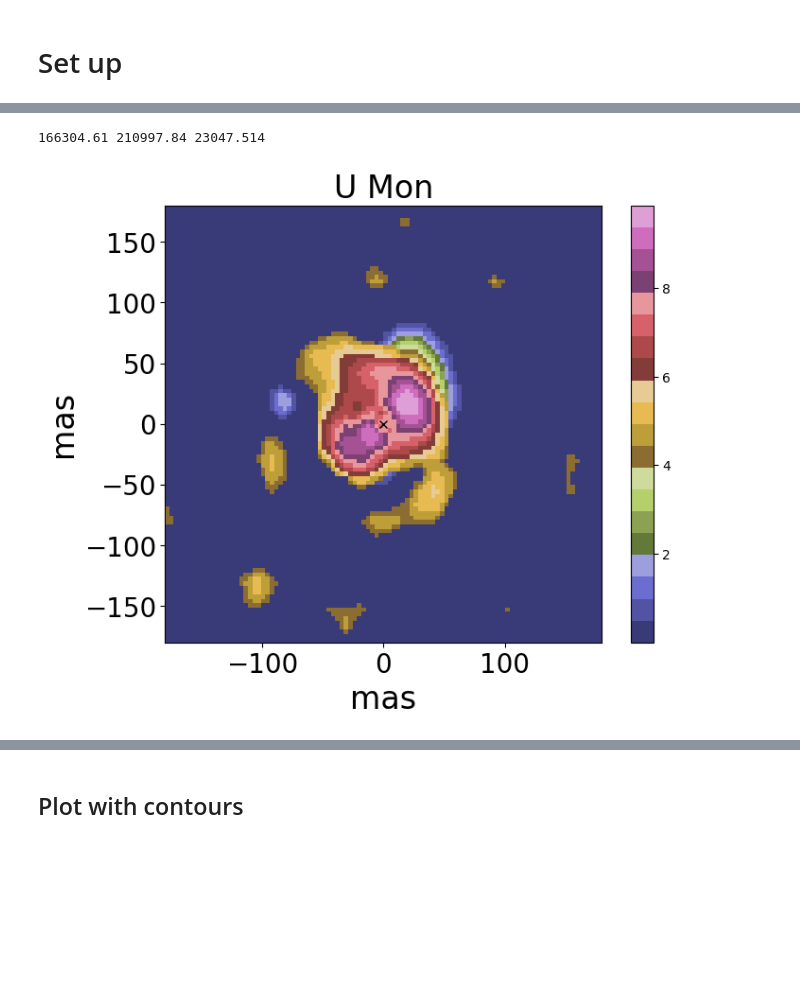
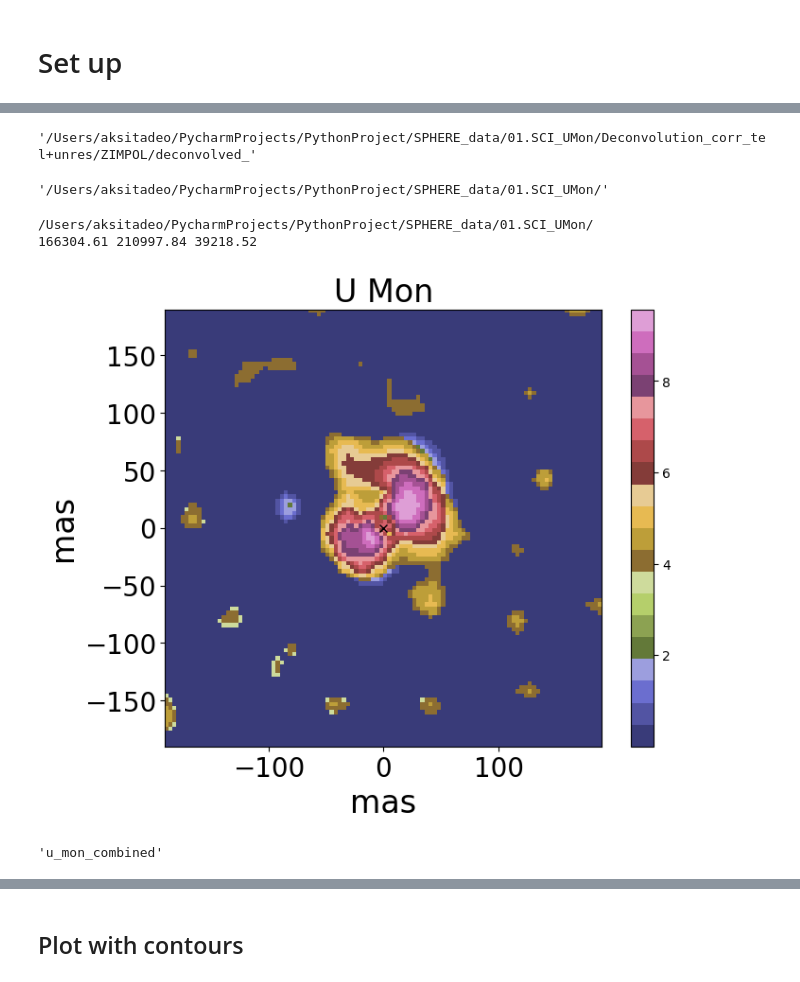
Before and after one commit to aksitadeo/spherediskanalysis, a Jupyter notebook: codes/main/st12_IRDIS+ZIMPOL.ipynb, the cells around one changed output, grey strips where cells are left out. Cells and saved outputs as stored; diff of their text form; code cells hidden in the pictures; blank space fills up the shorter version.

```diff
--- a/codes/main/st12_IRDIS+ZIMPOL.ipynb
+++ b/codes/main/st12_IRDIS+ZIMPOL.ipynb
@@ -273,7 +331,7 @@ if zimp_to_irdis[star]!='none':
     i_V=Loadimage(figfolder_psf,star+'_'+'V'+'_'+'I'+'_meancombined.fits')                       # write output
     i_I=Loadimage(figfolder_psf,star+'_'+'I'+'_'+'I'+'_meancombined.fits')                       # write output
 
-    pi_H=Loadimage_IRDIS(zimp_to_irdis[star],'I_pol',dirdat_IRDIS)
+    pi_H=Loadimage_IRDIS(zimp_to_irdis[star],'PI',dirdat_IRDIS)
     q_phi_H=Loadimage_IRDIS(zimp_to_irdis[star],'Q_phi',dirdat_IRDIS)
     i_H=Loadpsf(zimp_to_irdis[star],dirdat_IRDIS)
 
@@ -322,7 +380,7 @@ if zimp_to_irdis[star]!='none':
     i_sum_H=np.sum(i_H[mask])
 
     q_phi_H_resc[q_phi_H_resc<2]=0
-    q_phi_H_resc_norm=q_phi_H_resc/i_sum_H*R_deproj_H*R_deproj_H#*(q_phi_H_resc>=1)
+    q_phi_H_resc_norm=q_phi_H_resc/i_sum_H*R_deproj_H*R_deproj_H#*(q_phi_H_resc>=1) ##q_phi_H_resc
     #print(np.max(q_phi_H_resc_norm))
     q_phi_V_norm=q_phi_V/i_sum_V*R_deproj_V*R_deproj_V#*(q_phi_V>=1)
     q_phi_I_norm=q_phi_I/i_sum_I*R_deproj_I*R_deproj_I#*(q_phi_I>=1)
@@ -368,3 +427,25 @@ if zimp_to_irdis[star]!='none':
+# %%
+ figfolder
+# %% [output]
+'/Users/aksitadeo/PycharmProjects/PythonProject/SPHERE_data/01.SCI_UMon/Deconvolution_corr_tel+unres/ZIMPOL/deconvolved_'
+# %%
+def Loadimage_IRDIS(star,fittype,dirdat):
+
+    dir =dirdat + 'Deconvolution_corr_tel+unres/IRDIS/deconvolved_'+fittype+'/'
+    ifile = '*H_decon.fits'
+    files = os.listdir(dir)
+    for file in files:
+        if fnmatch.fnmatch(file, ifile):
+            hduli = fits.open(dir + file)
+            image = hduli['Primary'].data
+            if fittype=='Q_phi': image = (image > 0)*image +  (image <=0 )*1e-10
+            n = hduli[0].header['NAXIS1']
+
+    return image
+# %%
+dirdat_IRDIS
+# %% [output]
+'/Users/aksitadeo/PycharmProjects/PythonProject/SPHERE_data/01.SCI_UMon/'
 # %%
 import matplotlib as mpl
 
@@ -378,9 +459,8 @@ if zimp_to_irdis[star]!='none':
     i_V=Loadimage(figfolder_psf,star+'_'+'V'+'_'+'I'+'_meancombined.fits')                       # write output
     i_I=Loadimage(figfolder_psf,star+'_'+'I'+'_'+'I'+'_meancombined.fits')                       # write output
 
-    pi_H=Loadimage_IRDIS(zimp_to_irdis[star],'I_pol',dirdat_IRDIS)
+    pi_H=Loadimage_IRDIS(zimp_to_irdis[star],'PI',dirdat_IRDIS)
     i_H=Loadpsf(zimp_to_irdis[star],dirdat_IRDIS)
-
 
 
     pi_H_resc=rescale(pi_H, 12.27/ps,anti_aliasing=True,preserve_range=True)
@@ -423,8 +503,8 @@ if zimp_to_irdis[star]!='none':
     i_sum_H=np.sum(i_H[mask])
     print(i_sum_V,i_sum_I,i_sum_H)
 
-    if star=='UMon_Katya':
-        pi_H_resc[pi_H_resc<1.2]=0
+    if star=='01.SCI_UMon':
+        pi_H_resc[pi_H_resc<1.6]=0
     else:
         pi_H_resc[pi_H_resc<0.5]=0
 
@@ -457,37 +537,42 @@ if zimp_to_irdis[star]!='none':
     extent=(-d, d, d, -d)
 
     cmap='tab20b'
     max = np.max(image[int(n/2-lim/2):int(n/2+lim/2),int(n/2-lim/2):int(n/2+lim/2)])
     min=np.min(image[int(n/2-lim/2):int(n/2+lim/2),int(n/2-lim/2):int(n/2+lim/2)])
     im=plt.imshow(image, vmin=min, vmax=max, extent=extent,cmap=cmap)
 
     #levels = [pi_combine_max/100, pi_combine_max/2]  # Adjust this as needed
     #CS = ax.contour(X*ps, Y*ps, pi_combine, levels=levels, colors=['white', 'black'], extent=extent)
     #levels = [1.1]  # Adjust this as needed
     #CS = ax.contour(X*ps, Y*ps, pi_I, levels=levels, colors=['white'], extent=extent)
     #levels = [1]  # Adjust this as needed
     #CS = ax.contour(X*ps, Y*ps, pi_V, levels=levels, colors=['violet'], extent=extent)
 
     plt.plot(0,0,'x', color='black')
-    plt.xlim(-lim * ps, lim * ps)
-    plt.ylim(-lim * ps, lim * ps)
+    plt.xlim(-lim * ps - 10, lim * ps + 10)
+    plt.ylim(-lim * ps - 10, lim * ps + 10)
     plt.xlabel('mas', fontsize=24)
     plt.ylabel('mas', fontsize=24)
     ax.xaxis.set_tick_params(labelsize=20)
     ax.yaxis.set_tick_params(labelsize=20)
     plt.title(starnames[star], fontsize=24)
     cbar = fig.colorbar(im,ax=ax, orientation='vertical')
 
 
     f.scale_mas(star,ax)
 
     #plt.title('All PI')
     plt.savefig(savefig_folder+star+'_all_pi_discret.png',bbox_inches='tight', pad_inches=0.1)
     plt.show()
     plt.close()
 # %% [output]
-166304.61 210997.84 23047.514
+/Users/aksitadeo/PycharmProjects/PythonProject/SPHERE_data/01.SCI_UMon/
+166304.61 210997.84 39218.52
-[figure, old version]
+[figure, new version]
+# %%
+zimp_to_irdis[star]
+# %% [output]
+'u_mon_combined'
 # %%
 import matplotlib as mpl
 
```
Also changed, not shown: parts of 12 cells of this notebook, 36 other files.
